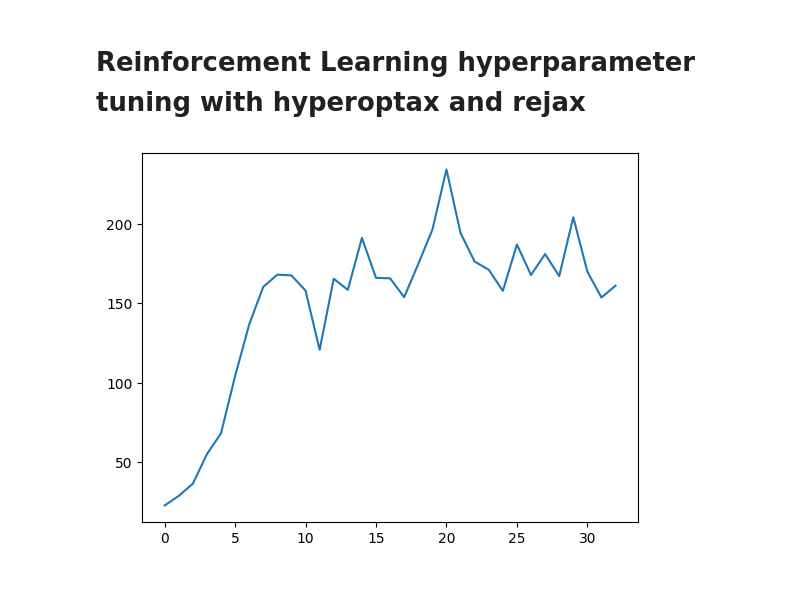
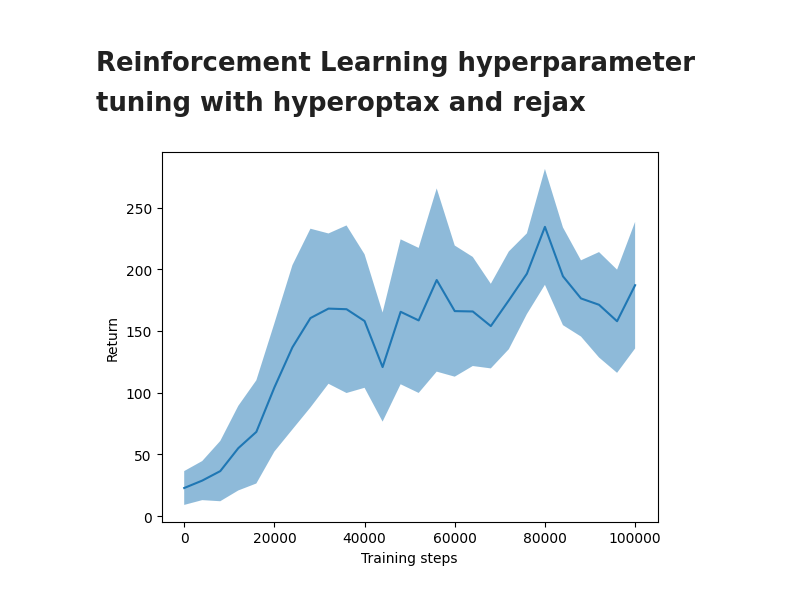
Before and after one commit to TheodoreWolf/hyperoptax, a Jupyter notebook: notebooks/rl_hparams.ipynb, the cells around one changed output. Cells and saved outputs as stored; diff of their text form; code cells hidden in the pictures.

```diff
--- a/notebooks/rl_hparams.ipynb
+++ b/notebooks/rl_hparams.ipynb
@@ -19,6 +21,23 @@ agent = ppo.create(env="CartPole-v1")
 ts, evaluation = jit_train(agent, rng)
-# %%
-plt.plot(evaluation[1].mean(axis=1));
-# %% [output]
-[figure, removed]
+# %%
+def plot_eval(evaluation, label="", fig=None, ax=None):
+    if fig is None:
+        fig, ax = plt.subplots()
+    xaxis = np.linspace(0, timesteps, len(evaluation.mean(axis=1)))
+    ax.plot(xaxis, evaluation.mean(axis=1), label=label)
+    ax.fill_between(
+        xaxis,
+        evaluation.mean(axis=1) - evaluation.std(axis=1),
+        evaluation.mean(axis=1) + evaluation.std(axis=1),
+        alpha=0.5,
+    )
+    ax.set_xlabel("Training steps")
+    ax.set_ylabel("Return")
+
+    return fig, ax
+
+
+fig, ax = plot_eval(evaluation[1], label="Initial")
+# %% [output]
+[figure, added]
 # %%
```
Also changed, not shown: parts of 4 cells of this notebook, 10 other files.
